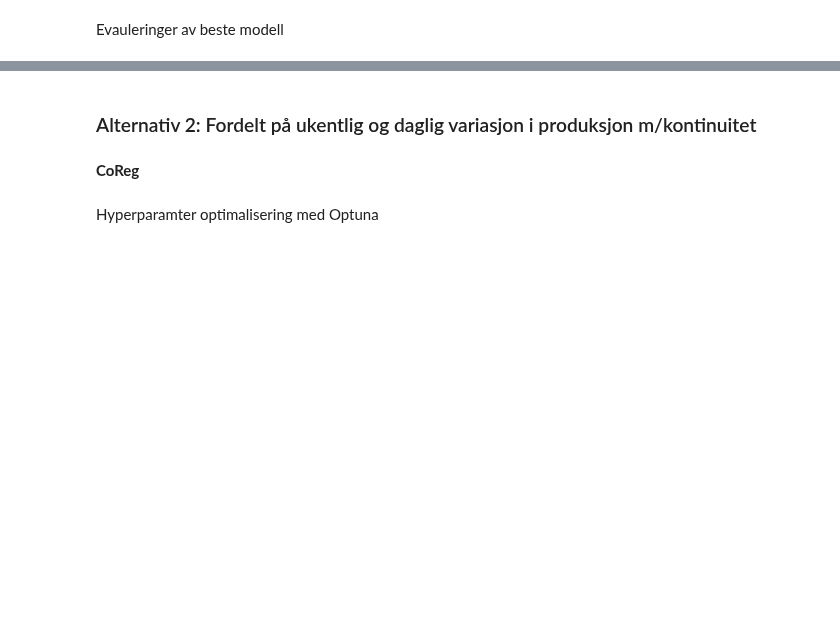
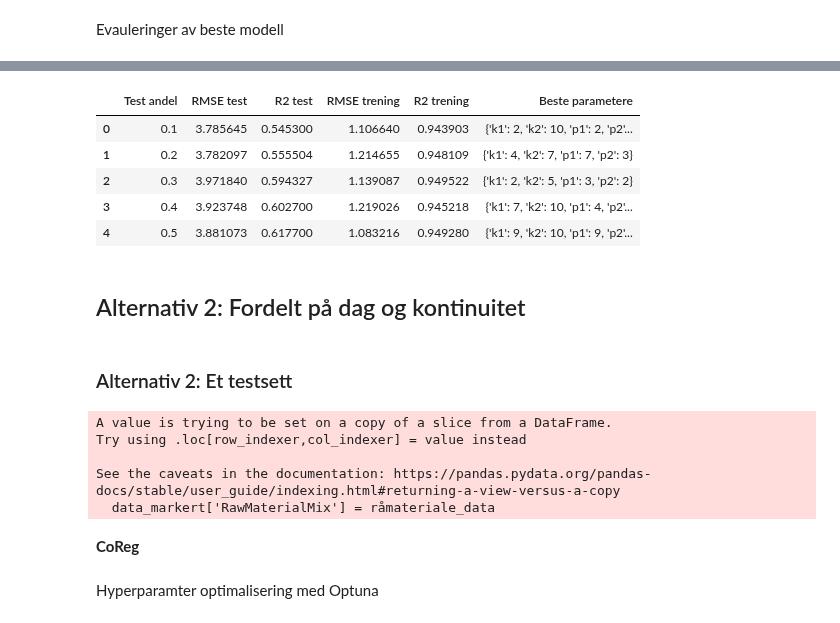
Before and after one commit to PreyPython123/Master-V24-Semiveiledet-Regresjon, a Jupyter notebook: Bioco_Collagen_Semiveiledet_Regresjonsmetoder.ipynb, the cells around one changed output, grey strips where cells are left out. Cells and saved outputs as stored; diff of their text form; code cells hidden in the pictures; blank space fills up the shorter version.

Commit message:
Opprettet med Colaboratory

```diff
--- a/Bioco_Collagen_Semiveiledet_Regresjonsmetoder.ipynb
+++ b/Bioco_Collagen_Semiveiledet_Regresjonsmetoder.ipynb
@@ -45,13 +59,19 @@ Importering av relevant data
 # %%
-from google.colab import drive
-drive.mount('/content/drive')
-
 # Velger første kolonne med dato og tid som index
 collagen_data = pd.read_csv('/content/drive/MyDrive/MasterV24/Bioco_data/collagen_data.csv',
                             header=0,
                             sep=',',
                             index_col=0)
 
+# Importerer rådata
+rå_data = pd.read_csv('/content/drive/MyDrive/MasterV24/BiocoData.csv',
+                      header=0,
+                      sep=';',
+                      index_col=0)
+
 # Formatterer index til riktig format og datatype
 collagen_data.index = pd.to_datetime(collagen_data.index,
                                      format='%Y-%m-%d %H:%M:%S')
+
+rå_data.index = pd.to_datetime(rå_data.index,
+                               format='%d-%m-%Y %H:%M:%S.%f')
@@ -121,3 +195,26 @@ X_test_transformert = skalerer.transform(X_test)
+# %%
+# Velger testandel
+test_andel = 0.2
+
+# Deler datasettet i trening og testdel, samt markert og umarkert del
+collagen_trening_markert, collagen_test, collagen_trening_umarkert, collagen_trening = trening_testsett_oppdeling_enzym(rå_data,
+                                                                                                                        collagen_data,
+                                                                                                                        test_andel)
+# Deler settene i forklarings- og responsvariabler
+X_trening = collagen_trening.iloc[:, :-1]
+X_trening_markert = collagen_trening_markert.iloc[:, :-1]
+X_trening_umarkert = collagen_trening_umarkert.iloc[:, :-1]
+X_test = collagen_test.iloc[:, :-1]
+
+y_trening_markert = collagen_trening_markert.iloc[:, -1]
+y_test = collagen_test.iloc[:, -1]
+
+# Skalerer treningsdata
+skalerer = StandardScaler()
+skalerer.fit(X_trening)
+X_trening_markert_transformert = skalerer.transform(X_trening_markert)
+X_trening_umarkert_transformert = skalerer.transform(X_trening_umarkert)
+X_test_transformert = skalerer.transform(X_test)
 # %% [markdown]
 **CoReg**
 # %% [markdown]
@@ -196,2 +449,11 @@ Trening: MSE: 1.6441313422956731, og R^2: 0.9214526096644635
+# %%
+collagen_coreg_resultater_enzym
+# %% [output]
+|  | Test andel | RMSE test | R2 test | RMSE trening | R2 trening | Beste parametere |
+| 0 | 0.1 | 3.785645 | 0.545300 | 1.106640 | 0.943903 | {'k1': 2, 'k2': 10, 'p1': 2, 'p2'... |
+| 1 | 0.2 | 3.782097 | 0.555504 | 1.214655 | 0.948109 | {'k1': 4, 'k2': 7, 'p1': 7, 'p2': 3} |
+| 2 | 0.3 | 3.971840 | 0.594327 | 1.139087 | 0.949522 | {'k1': 2, 'k2': 5, 'p1': 3, 'p2': 2} |
+| 3 | 0.4 | 3.923748 | 0.602700 | 1.219026 | 0.945218 | {'k1': 7, 'k2': 10, 'p1': 4, 'p2'... |
+| 4 | 0.5 | 3.881073 | 0.617700 | 1.083216 | 0.949280 | {'k1': 9, 'k2': 10, 'p1': 9, 'p2'... |
 # %% [markdown]
-### Alternativ 2: Fordelt på ukentlig og daglig variasjon i produksjon m/kontinuitet
+## Alternativ 2: Fordelt på dag og kontinuitet
@@ -234,3 +460,34 @@ X_test_transformert2 = skalerer.transform(X_test2)
+# %% [markdown]
+### Alternativ 2: Et testsett
+# %%
+# Valg av testandel
+test_andel = 0.2
+
+# Oppdeling av datasett til trenin og testsett, samt markert og umarkert del
+collagen_trening_markert, collagen_test, collagen_trening_umarkert, collagen_trening = trening_testsett_oppdeling_dag(rå_data,
+                                                                                                                      collagen_data,
+                                                                                                                      test_andel)
+# Forklarings- og responsvariabler
+X_trening = collagen_trening.iloc[:, :-1]
+X_trening_markert = collagen_trening_markert.iloc[:, :-1]
+X_trening_umarkert = collagen_trening_umarkert.iloc[:, :-1]
+X_test = collagen_test.iloc[:, :-1]
+
+y_trening_markert = collagen_trening_markert.iloc[:, -1]
+y_test = collagen_test.iloc[:, -1]
+
+# Skalering
+skalerer = StandardScaler()
+skalerer.fit(X_trening)
+X_trening_markert_transformert = skalerer.transform(X_trening_markert)
+X_trening_umarkert_transformert = skalerer.transform(X_trening_umarkert)
+X_test_transformert = skalerer.transform(X_test)
+# %% [output]
+A value is trying to be set on a copy of a slice from a DataFrame.
+Try using .loc[row_indexer,col_indexer] = value instead
+
+See the caveats in the documentation: https://pandas.pydata.org/pandas-docs/stable/user_guide/indexing.html#returning-a-view-versus-a-copy
+  data_markert['RawMaterialMix'] = råmateriale_data
 # %% [markdown]
 **CoReg**
 # %% [markdown]
```
Also changed, not shown: parts of 30 cells of this notebook.
